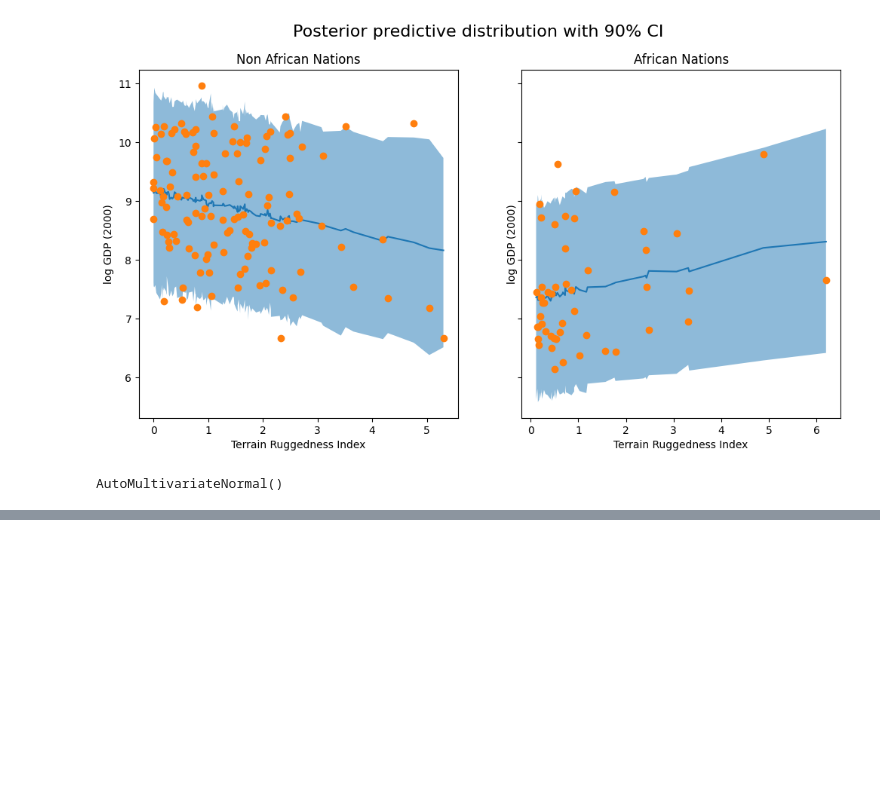
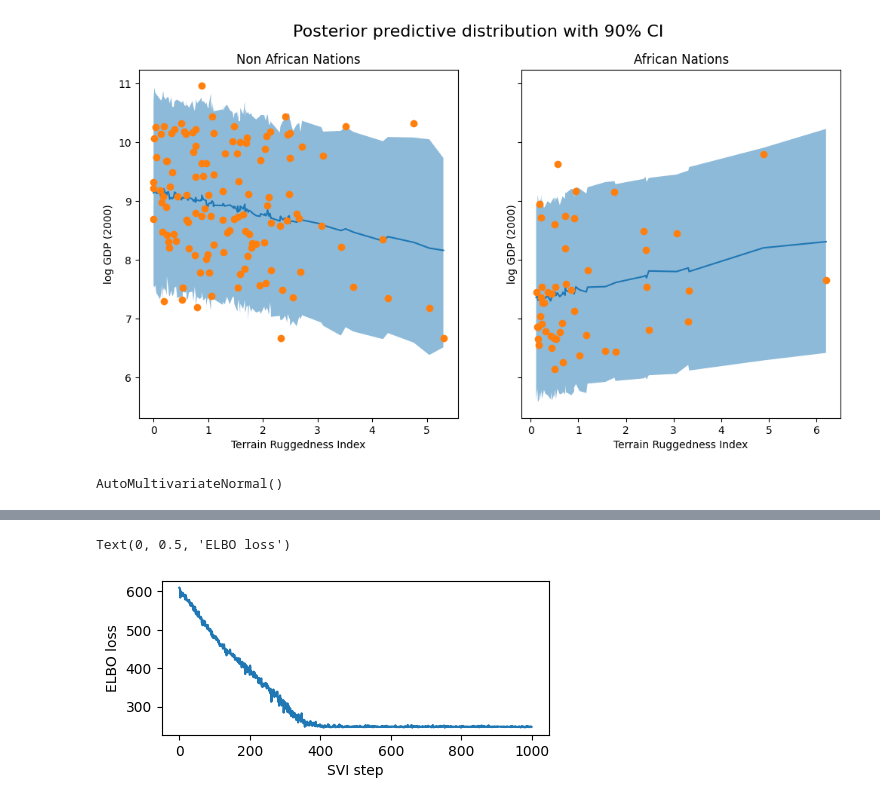
Before and after one commit to dingguijin/deeppyro, a Jupyter notebook: pyro_first_example/first_example.ipynb, the cells around one changed output, grey strips where cells are left out. Saved outputs shown, nothing was run; the diff lists cells and outputs as text; code cells hidden in the pictures; blank space fills up the shorter version.

```diff
--- a/pyro_first_example/first_example.ipynb
+++ b/pyro_first_example/first_example.ipynb
@@ -161,7 +148,7 @@ elbo = pyro.infer.Trace_ELBO()
 svi = pyro.infer.SVI(model, auto_guide, adam, elbo)
 
 losses = []
-for step in range(1000 if not smoke_test else 2):  # Consider running for more steps.
+for step in range(1000):  # Consider running for more steps.
     loss = svi.step(is_cont_africa, ruggedness, log_gdp)
     losses.append(loss)
     if step % 100 == 0:
@@ -292,3 +279,24 @@ def simple_model(is_cont_africa, ruggedness, log_gdp=None):
 pyro.render_model(simple_model, model_args=(is_cont_africa, ruggedness, log_gdp), render_distributions=True, render_params=True)
 # %% [output]
 [drawing not drawn]
+# %%
+%%time
+pyro.clear_param_store()
+mvn_guide = pyro.infer.autoguide.AutoMultivariateNormal(model)
+svi = pyro.infer.SVI(model,
+                     mvn_guide,
+                     pyro.optim.Adam({"lr": 0.02}),
+                     pyro.infer.Trace_ELBO())
+
+losses = []
+for step in range(1000):
+    loss = svi.step(is_cont_africa, ruggedness, log_gdp)
+    losses.append(loss)
+    if step % 100 == 0:
+        logging.info("Elbo loss: {}".format(loss))
+
+plt.figure(figsize=(5, 2))
+plt.plot(losses)
+plt.xlabel("SVI step")
+plt.ylabel("ELBO loss")
+# %% [output]
@@ -295 +315,3 @@ pyro.render_model(simple_model, model_args=(is_cont_africa, ruggedness, log_gdp)
+Text(0, 0.5, 'ELBO loss')
+[figure, added]
 # %%
```
Also changed, not shown: parts of 9 cells of this notebook.
